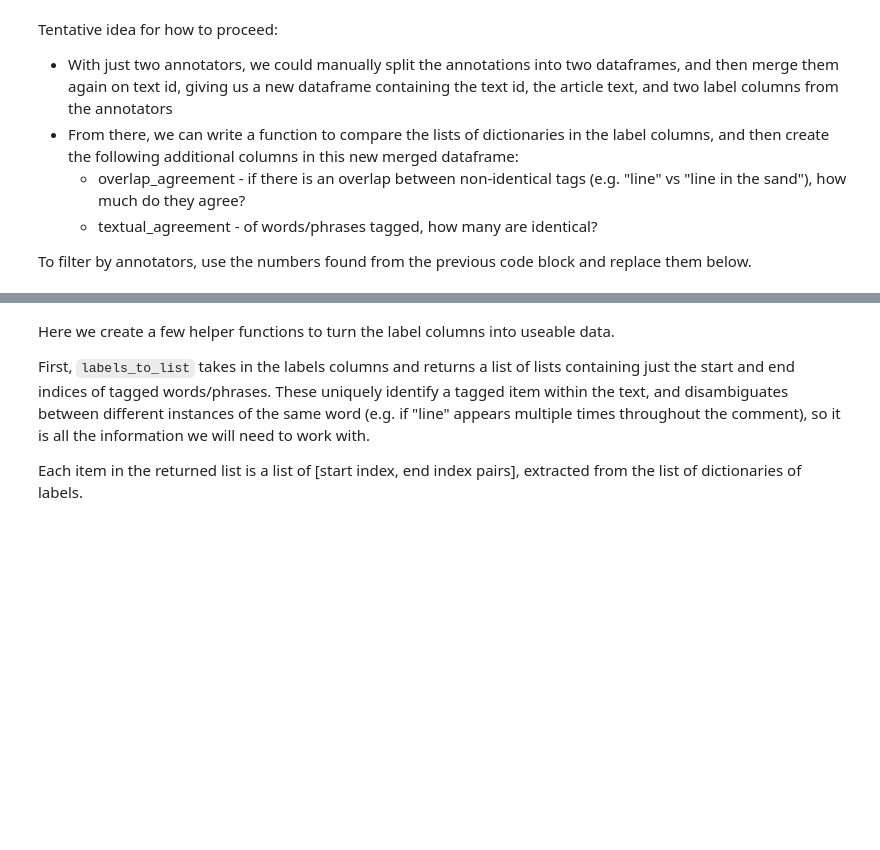
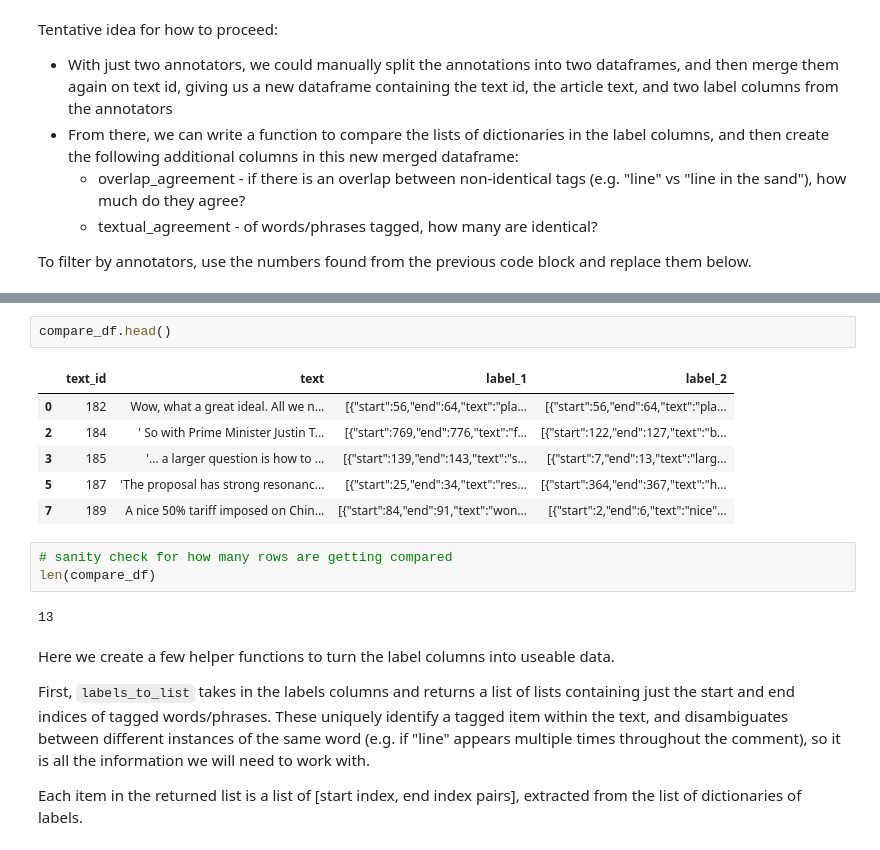
Before and after one commit to sfu-discourse-lab/metaphor_annotations, a Jupyter notebook: compare_annotations.ipynb, the cells around one changed output, grey strips where cells are left out. Saved outputs shown, nothing was run; the diff lists cells and outputs as text; blank space fills up the shorter version.

```diff
--- a/compare_annotations.ipynb
+++ b/compare_annotations.ipynb
@@ -135,3 +103,17 @@ annotator2_df.head()
+# %%
+compare_df.head()
+# %% [output]
+|  | text_id | text | label_1 | label_2 |
+| 0 | 182 | Wow, what a great ideal. All we n... | [{"start":56,"end":64,"text":"pla... | [{"start":56,"end":64,"text":"pla... |
+| 2 | 184 | ' So with Prime Minister Justin T... | [{"start":769,"end":776,"text":"f... | [{"start":122,"end":127,"text":"b... |
+| 3 | 185 | '... a larger question is how to ... | [{"start":139,"end":143,"text":"s... | [{"start":7,"end":13,"text":"larg... |
+| 5 | 187 | 'The proposal has strong resonanc... | [{"start":25,"end":34,"text":"res... | [{"start":364,"end":367,"text":"h... |
+| 7 | 189 | A nice 50% tariff imposed on Chin... | [{"start":84,"end":91,"text":"won... | [{"start":2,"end":6,"text":"nice"... |
+# %%
+# sanity check for how many rows are getting compared
+len(compare_df)
+# %% [output]
+13
 # %% [markdown]
 Here we create a few helper functions to turn the label columns into useable data.
 
```
Also changed, not shown: parts of 39 cells of this notebook, 1 other file.
